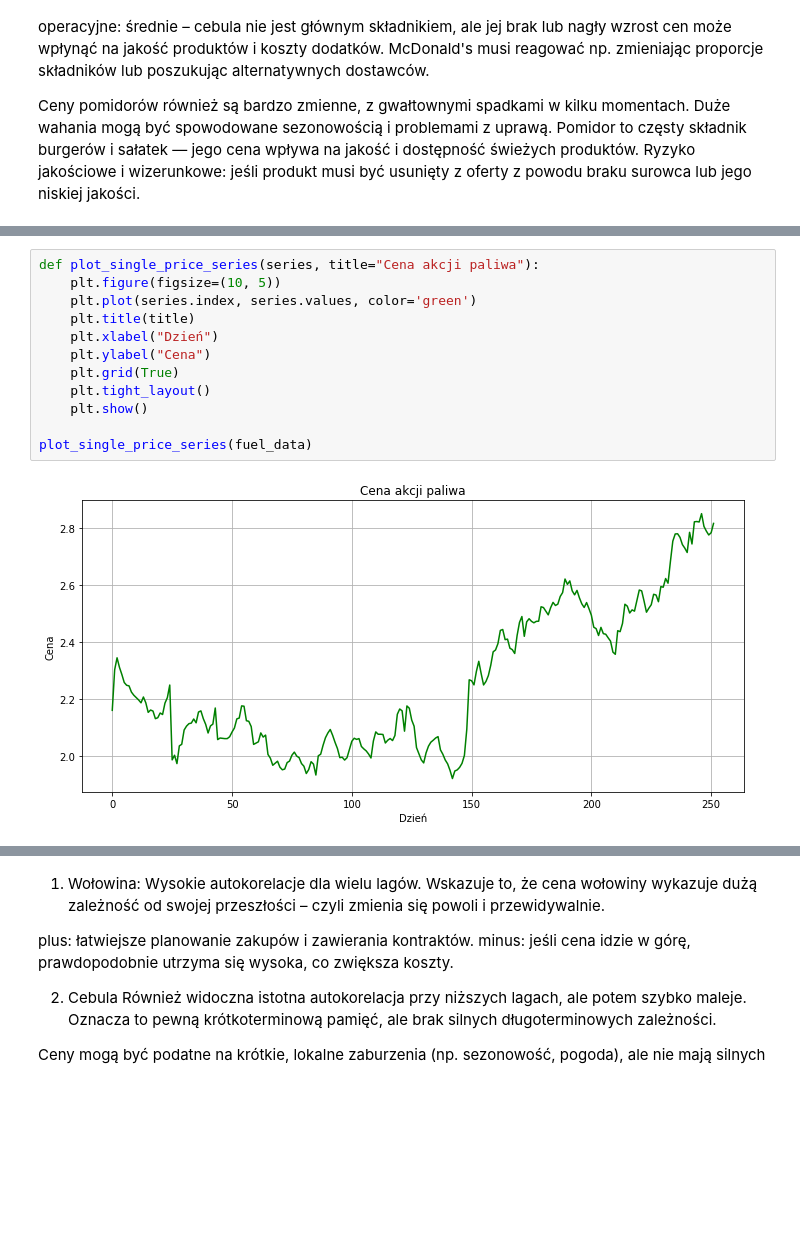
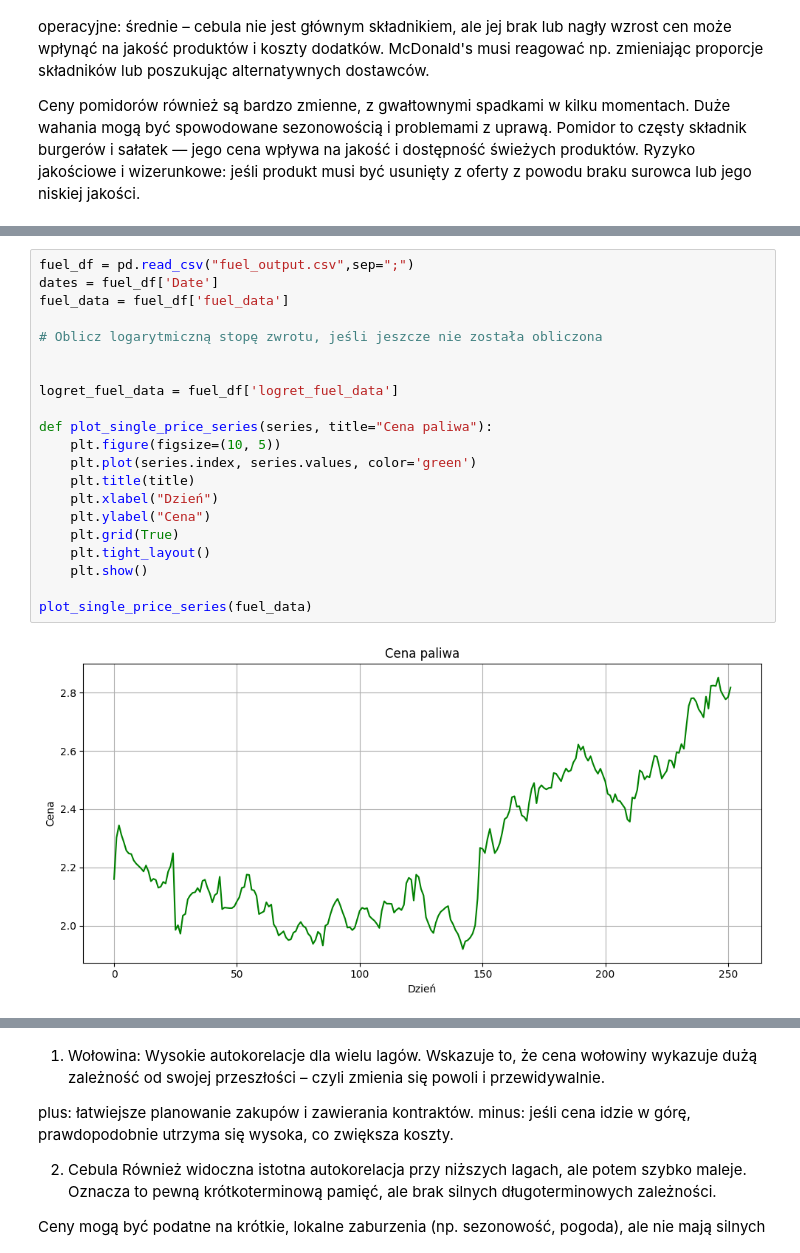
Before and after one commit to werpyr1003/Zarz-dzanie_ryzykiem_McDonald_Corporation, a Jupyter notebook: Projekt_2/Kody.ipynb, the cells around one changed output, grey strips where cells are left out. Drawn from its saved outputs; the diff is of its cells as text; blank space fills up the shorter version.

```diff
--- a/Projekt_2/Kody.ipynb
+++ b/Projekt_2/Kody.ipynb
@@ -308,14 +322,23 @@ Ryzyko jakościowe i wizerunkowe: jeśli produkt musi być usunięty z oferty z
 # %%
-def plot_single_price_series(series, title="Cena akcji paliwa"):
+fuel_df = pd.read_csv("fuel_output.csv",sep=";")
+dates = fuel_df['Date']
+fuel_data = fuel_df['fuel_data']
+
+# Oblicz logarytmiczną stopę zwrotu, jeśli jeszcze nie została obliczona
+
+
+logret_fuel_data = fuel_df['logret_fuel_data']
+
+def plot_single_price_series(series, title="Cena paliwa"):
     plt.figure(figsize=(10, 5))
     plt.plot(series.index, series.values, color='green')
     plt.title(title)
     plt.xlabel("Dzień")
     plt.ylabel("Cena")
     plt.grid(True)
     plt.tight_layout()
     plt.show()
 
 plot_single_price_series(fuel_data)
 # %% [output]
-[figure, old version]
+[figure, new version]
```
Also changed, not shown: parts of 30 cells of this notebook.
